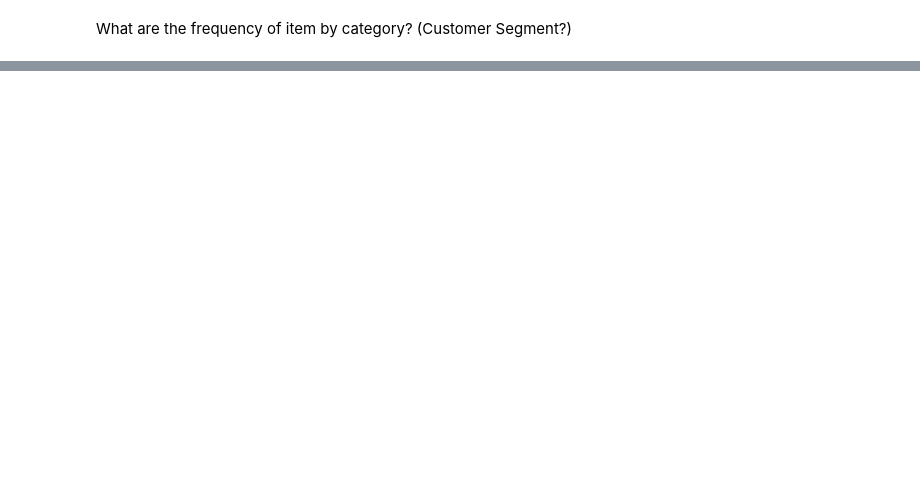
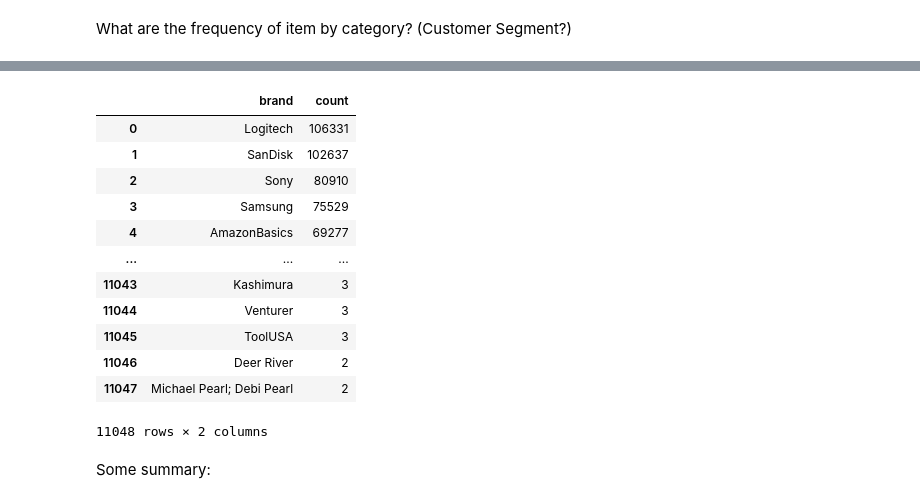
Before and after one commit to clmangham/amazon_electronics_reviewer_value, a Jupyter notebook: electronics.ipynb, the cells around one changed output, grey strips where cells are left out. Cells and saved outputs as stored; diff of their text form; code cells hidden in the pictures; blank space fills up the shorter version.

```diff
--- a/electronics.ipynb
+++ b/electronics.ipynb
@@ -451,0 +494,3 @@ elect_df.groupBy('main_cat').count().orderBy('count', ascending = False).toPanda
+# %%
+elect_df.groupBy('brand').count().orderBy('count', ascending = False).toPandas()
+# %% [output]
@@ -451,0 +514,15 @@ elect_df.groupBy('main_cat').count().orderBy('count', ascending = False).toPanda
+|  | brand | count |
+| 0 | Logitech | 106331 |
+| 1 | SanDisk | 102637 |
+| 2 | Sony | 80910 |
+| 3 | Samsung | 75529 |
+| 4 | AmazonBasics | 69277 |
+| ... | ... | ... |
+| 11043 | Kashimura | 3 |
+| 11044 | Venturer | 3 |
+| 11045 | ToolUSA | 3 |
+| 11046 | Deer River | 2 |
+| 11047 | Michael Pearl; Debi Pearl | 2 |
+11048 rows × 2 columns
+# %% [markdown]
+Some summary:
```
Also changed, not shown: parts of 34 cells of this notebook, 1 other file.
